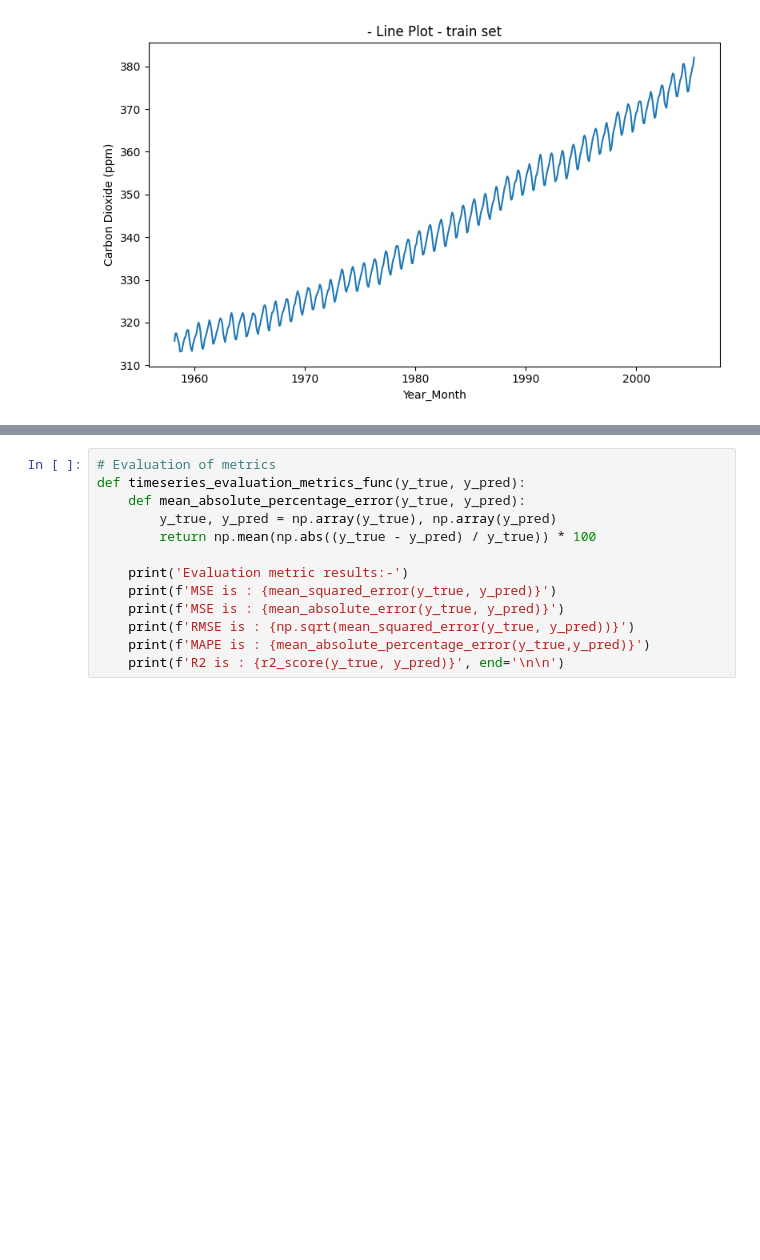
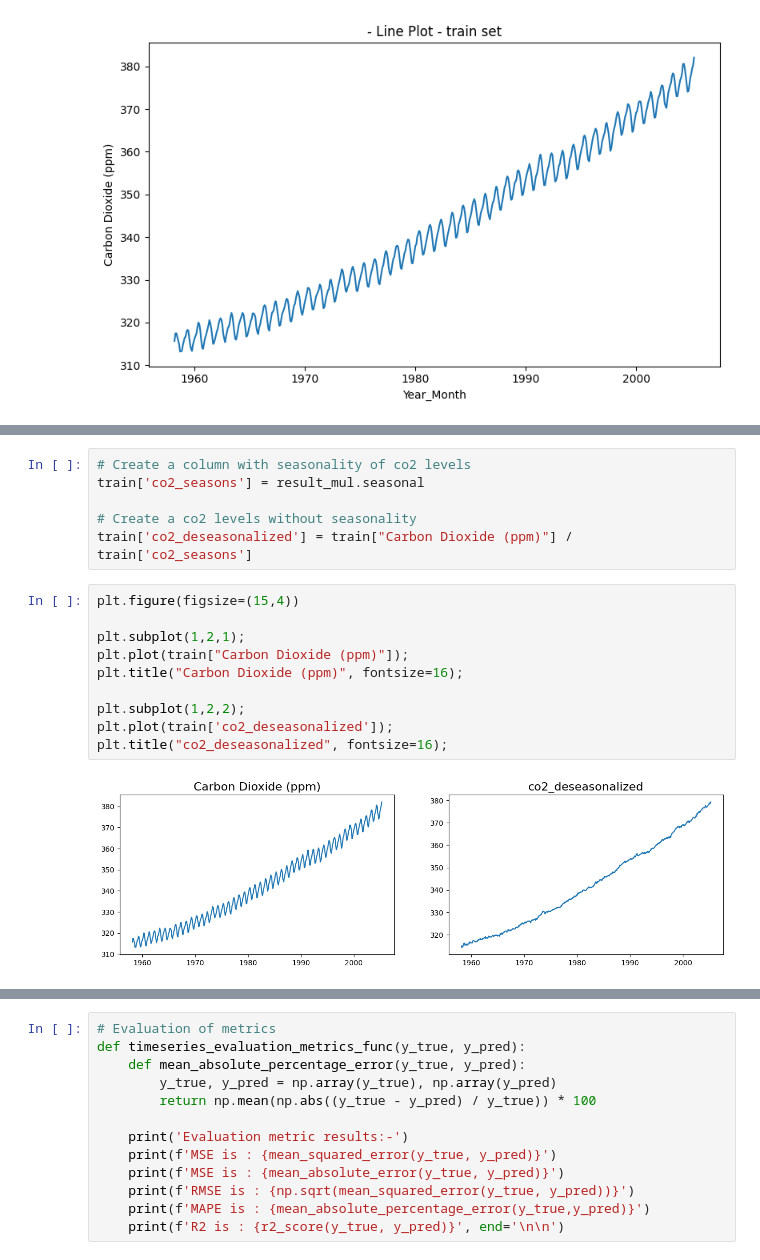
Before and after one commit to thcarole1/Carbon_Dioxide_Levels_in_Atmosphere, a Jupyter notebook: notebooks/Carbon dioxide levels prediction_SIMPLE.ipynb, the cells around one changed output, grey strips where cells are left out. Cells and saved outputs as stored; diff of their text form; blank space fills up the shorter version.

```diff
--- a/notebooks/Carbon dioxide levels prediction_SIMPLE.ipynb
+++ b/notebooks/Carbon dioxide levels prediction_SIMPLE.ipynb
@@ -594,0 +647,18 @@ plot_time_series(data = train, y = "Carbon Dioxide (ppm)", title = "train set")
+# %%
+# Create a column with seasonality of co2 levels
+train['co2_seasons'] = result_mul.seasonal
+
+# Create a co2 levels without seasonality
+train['co2_deseasonalized'] = train["Carbon Dioxide (ppm)"] / train['co2_seasons']
+# %%
+plt.figure(figsize=(15,4))
+
+plt.subplot(1,2,1);
+plt.plot(train["Carbon Dioxide (ppm)"]);
+plt.title("Carbon Dioxide (ppm)", fontsize=16);
+
+plt.subplot(1,2,2);
+plt.plot(train['co2_deseasonalized']);
+plt.title("co2_deseasonalized", fontsize=16);
+# %% [output]
+[figure, added]
```
Also changed, not shown: parts of 41 cells of this notebook.
